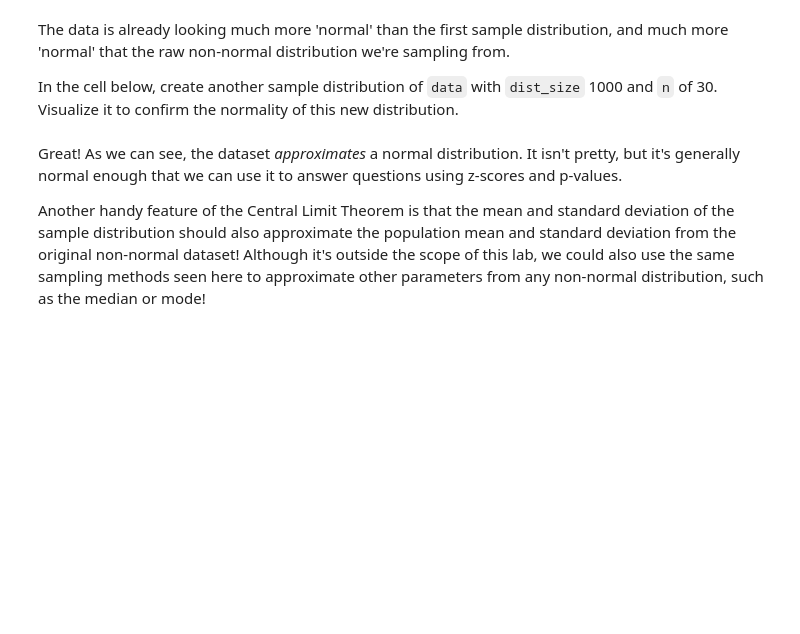
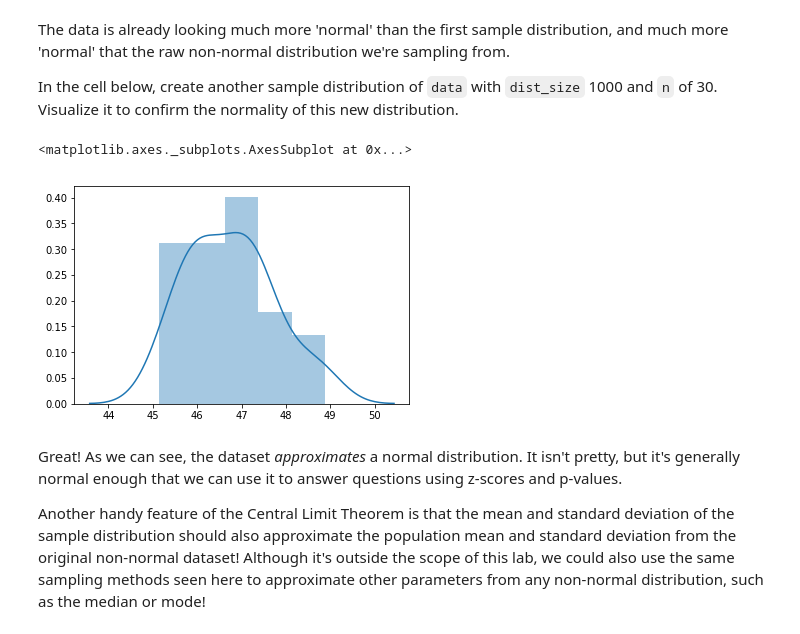
Before and after one commit to MarcSchneider71/dsc-2-19-13-central-limit-theorem-lab-nyc-ds-career-012819, a Jupyter notebook: index.ipynb, the cells around one changed output. Drawn from its saved outputs; the diff is of its cells as text; code cells hidden in the pictures; blank space fills up the shorter version.

```diff
--- a/index.ipynb
+++ b/index.ipynb
@@ -123,7 +123,10 @@ The data is already looking much more 'normal' than the first sample distributio
 
 In the cell below, create another sample distribution of `data` with `dist_size` 1000 and `n` of 30.  Visualize it to confirm the normality of this new distribution.
 # %%
-sns.distplot(create_sample_distribution(data,1000,))
+sns.distplot(create_sample_distribution(data,1000,30))
+# %% [output]
+<matplotlib.axes._subplots.AxesSubplot at 0x...>
+[figure, added]
 # %% [markdown]
 Great! As we can see, the dataset _approximates_ a normal distribution. It isn't pretty, but it's generally normal enough that we can use it to answer questions using z-scores and p-values.
 
```
